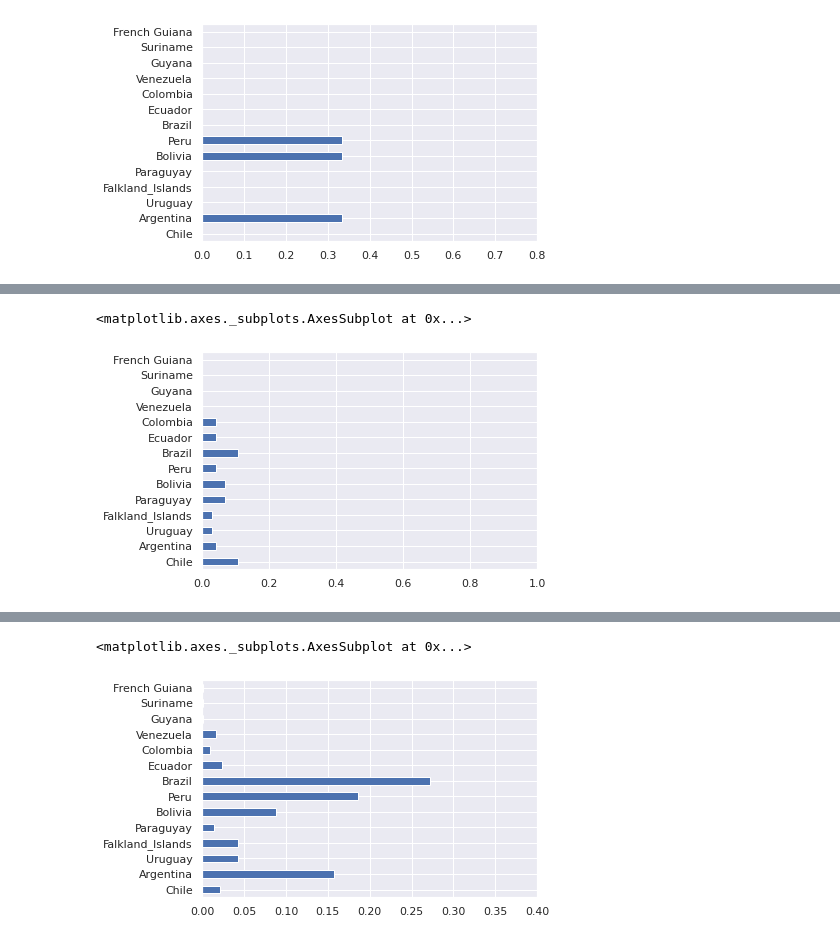
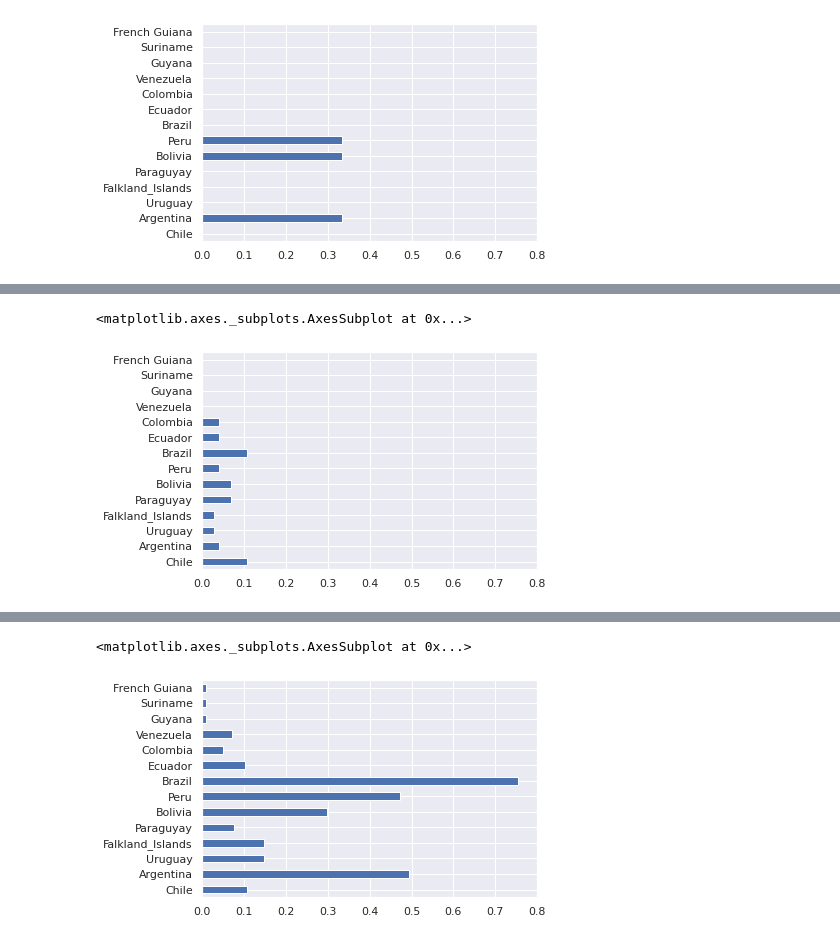
Before and after one commit to oimartin/460, a Jupyter notebook: markov_chain.ipynb, the cells around one changed output, grey strips where cells are left out. Saved outputs shown, nothing was run; the diff lists cells and outputs as text; code cells hidden in the pictures.

```diff
--- a/markov_chain.ipynb
+++ b/markov_chain.ipynb
@@ -74,7 +74,7 @@ day_1_df
 | Suriname | 0.000000 | 0.000000 | 0.000000 | 0.000000 | 0.000000 | 0.000000 | 0.000000 | 0.333333 | 0.00 | ... |
 | French Guiana | 0.000000 | 0.000000 | 0.000000 | 0.000000 | 0.000000 | 0.000000 | 0.000000 | 0.500000 | 0.00 | ... |
 # %%
-day_2 = np.matmul(m, m)
+day_2 = np.multiply(m, m)
 day_2_df = pd.DataFrame(day_2)
 
 day_2_df = day_2_df.rename(columns={
@@ -88,10 +88,10 @@ day_2_df['countries'] = countries
 day_2_df = day_2_df.set_index('countries')
 
 sns.set_theme(style='darkgrid')
-day_2_df.iloc[[1,5,6]].sum().plot.barh(xlim=(0,1))
+day_2_df.iloc[[1,5,6]].sum().plot.barh(xlim=(0,0.8))
 # %% [output]
 <matplotlib.axes._subplots.AxesSubplot at 0x...>
-[figure, old version]
+[figure, new version]
 # %%
 day_2_df
 # %% [output]
@@ -112,24 +112,24 @@ day_2_df
 | Suriname | 0.000000 | 0.000000 | 0.000000 | 0.000000 | 0.000000 | 0.000000 | 0.000000 | 0.111111 | 0.0000 | ... |
 | French Guiana | 0.000000 | 0.000000 | 0.000000 | 0.000000 | 0.000000 | 0.000000 | 0.000000 | 0.250000 | 0.0000 | ... |
 # %%
-day_3 = np.multiply(day_2, m)
+day_3 = np.multiply(m, m, m)
 day_3_df = pd.DataFrame(day_3)
 
 day_3_df = day_3_df.rename(columns={
     0:'Chile', 1:'Argentina', 2: 'Uruguay',
     3:'Falkland_Islands', 4:'Paraguyay', 5:'Bolivia',
     6:'Peru', 7:'Brazil', 8:'Ecuador',
     9:'Colombia', 10:'Venezuela', 11:'Guyana',
     12:'Suriname', 13:'French Guiana'})
 
 day_3_df['countries'] = countries
 day_3_df = day_3_df.set_index('countries')
 
 sns.set_theme(style='darkgrid')
-day_3_df.iloc[[0,1,2,3,4,5,6,7,8,9]].sum().plot.barh(xlim=(0,0.4))
+day_3_df.iloc[[0,1,2,3,4,5,6,7,8,9]].sum().plot.barh(xlim=(0,0.8))
 # %% [output]
 <matplotlib.axes._subplots.AxesSubplot at 0x...>
-[figure, old version]
+[figure, new version]
 # %%
 day_3_df
 # %% [output]
```
Also changed, not shown: parts of 2 cells of this notebook.
